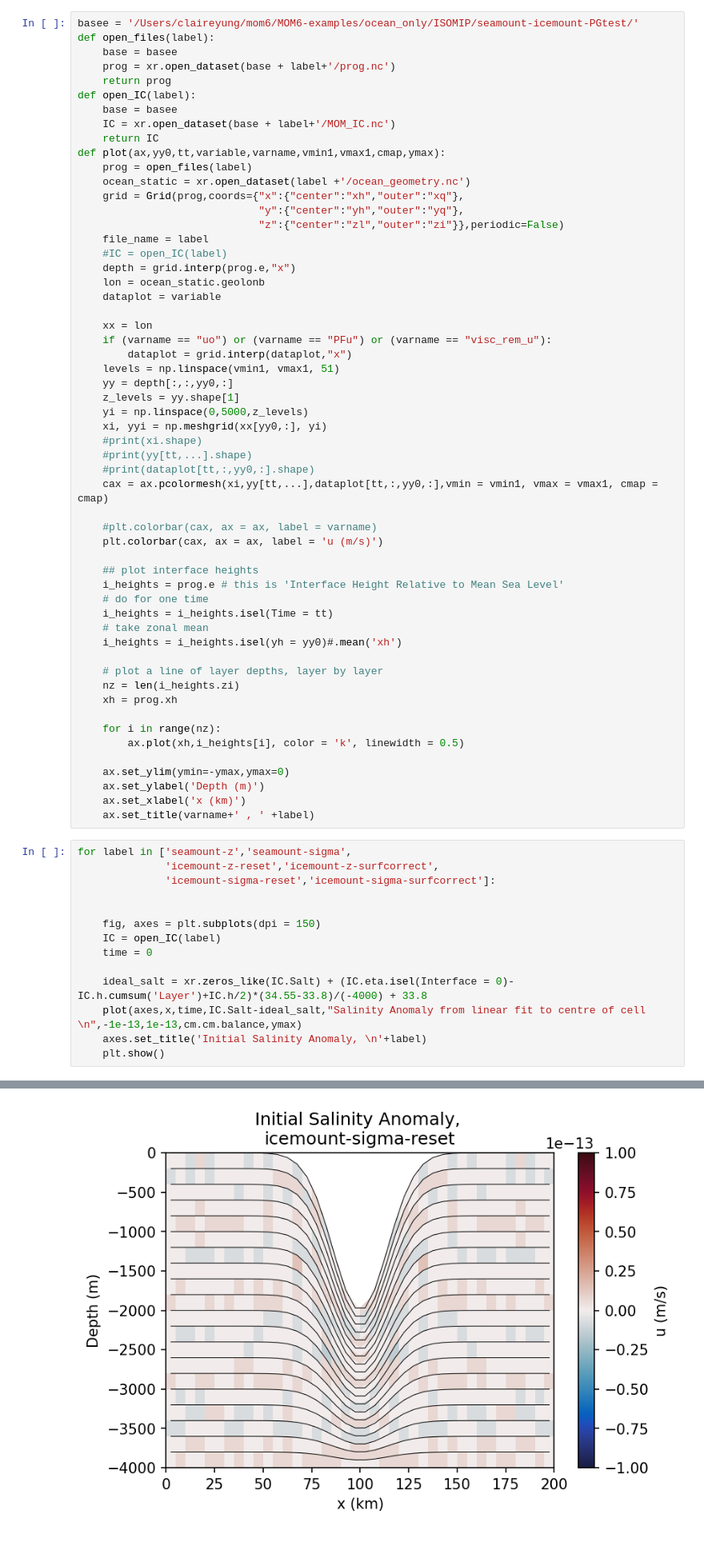
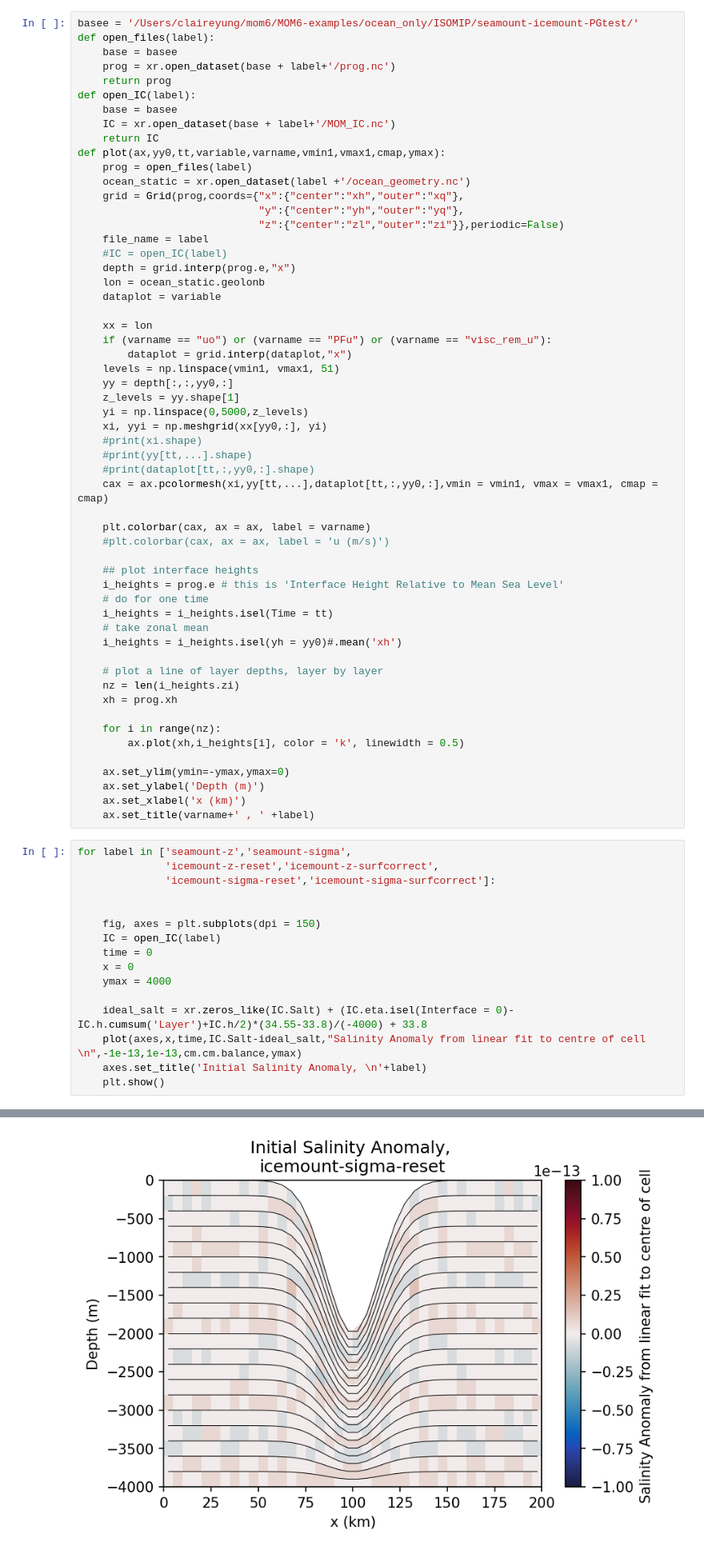
Before and after one commit to claireyung/seamount-icemount-PGtest, a Jupyter notebook: analysis.ipynb, the cells around one changed output, grey strips where cells are left out. Shown at 80% size. Drawn from its saved outputs; the diff is of its cells as text.

Commit message:
Fix some missing labels and variables

```diff
--- a/analysis.ipynb
+++ b/analysis.ipynb
@@ -43,8 +43,8 @@ def plot(ax,yy0,tt,variable,varname,vmin1,vmax1,cmap,ymax):
     #print(dataplot[tt,:,yy0,:].shape)
     cax = ax.pcolormesh(xi,yy[tt,...],dataplot[tt,:,yy0,:],vmin = vmin1, vmax = vmax1, cmap = cmap)
 
-    #plt.colorbar(cax, ax = ax, label = varname)
-    plt.colorbar(cax, ax = ax, label = 'u (m/s)')
+    plt.colorbar(cax, ax = ax, label = varname)
+    #plt.colorbar(cax, ax = ax, label = 'u (m/s)')
 
     ## plot interface heights
     i_heights = prog.e # this is 'Interface Height Relative to Mean Sea Level'
@@ -73,6 +73,8 @@ for label in ['seamount-z','seamount-sigma',
     fig, axes = plt.subplots(dpi = 150)
     IC = open_IC(label)
     time = 0
+    x = 0
+    ymax = 4000
 
     ideal_salt = xr.zeros_like(IC.Salt) + (IC.eta.isel(Interface = 0)-IC.h.cumsum('Layer')+IC.h/2)*(34.55-33.8)/(-4000) + 33.8
     plot(axes,x,time,IC.Salt-ideal_salt,"Salinity Anomaly from linear fit to centre of cell \n",-1e-13,1e-13,cm.cm.balance,ymax)
@@ -86 +88 @@ for label in ['seamount-z','seamount-sigma',
-[figure, old version]
+[figure, new version]
```
Also changed, not shown: parts of 2 cells of this notebook.
